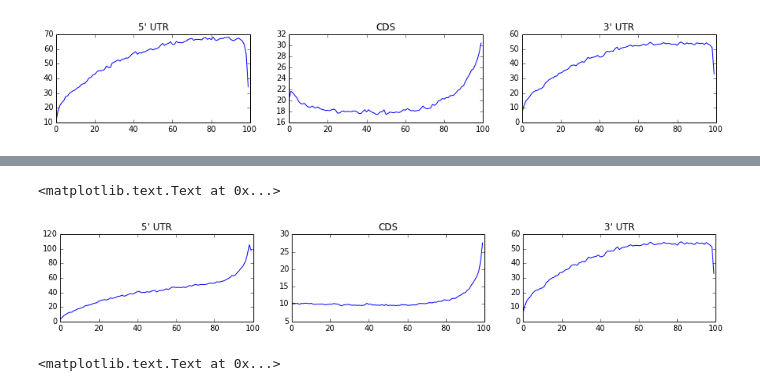
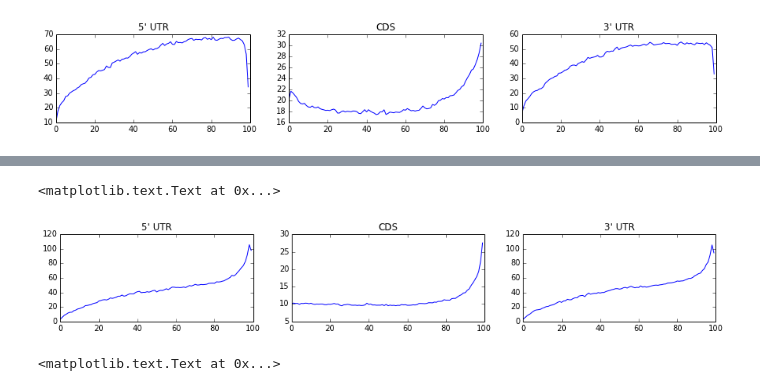
Before and after one commit to gpratt/iPython_Notebook, a Jupyter notebook: UPF1_Read_Distributions.ipynb, the cells around one changed output, grey strips where cells are left out. Drawn from its saved outputs; the diff is of its cells as text; code cells hidden in the pictures.

```diff
--- a/UPF1_Read_Distributions.ipynb
+++ b/UPF1_Read_Distributions.ipynb
@@ -247,0 +474,16 @@ three_prime_utr_density_wt = {gene : get_densities(intervals, WT_pos, WT_neg) fo
+# %%
+combined_denisites = {name : np.concatenate(density) for name, density in three_prime_utr_density_wt.items() if len(density) > 0}
+
+gene_list = set(bound_in_UTR3_frame[bound_in_UTR3_frame['WT_UTR3'] > 0].index)
+targeted_densities = {gene : density for gene, density in combined_denisites.items() if gene in gene_list }
+
+for gene in targeted_densities:
+        targeted_densities[gene][np.isnan(targeted_densities[gene])] = 0
+
+
+targeted_densities = array([abs(density) for density in targeted_densities.values() if np.mean(density) != 0])
+binned_targeted_densities = array([bin_evenly(density, 100) for density in targeted_densities])
+#binned_targeted_densities[binned_targeted_densities > 300] = 300
+figsize(50,50)
+
+x = clusterGram(pd.DataFrame(log2(binned_targeted_densities + .001)), range(100), clusterCols=False)
@@ -247,0 +494,16 @@ three_prime_utr_density_wt = {gene : get_densities(intervals, WT_pos, WT_neg) fo
+# %%
+combined_denisites = {name : np.concatenate(density) for name, density in CDS_density_wt.items() if len(density) > 0}
+
+gene_list = set(bound_in_CDS_frame[bound_in_CDS_frame['WT_CDS'] > 0].index)
+targeted_densities = {gene : density for gene, density in combined_denisites.items() if gene in gene_list }
+
+for gene in targeted_densities:
+        targeted_densities[gene][np.isnan(targeted_densities[gene])] = 0
+
+
+targeted_densities = array([abs(density) for density in targeted_densities.values() if np.mean(density) != 0])
+binned_targeted_densities = array([bin_evenly(density, 100) for density in targeted_densities])
+binned_targeted_densities[binned_targeted_densities > 300] = 300
+figsize(50,50)
+
+x = clusterGram(pd.DataFrame(log2(binned_targeted_densities + .001)), range(100), clusterCols=False)
@@ -254,3 +521,0 @@ five_prime_combined = {name : np.concatenate(array(densitites)) for name, densit
-# %%
-for gene in five_prime_combined:
-        five_prime_combined[gene][np.isnan(five_prime_combined[gene])] = 0
@@ -302,35 +670,35 @@ plot(deaa_five_prime_mean)
 #fill_between(arange(len(deaa_five_prime_mean)),
 #                        deaa_five_prime_mean+deaa_five_prime_var,
 #                        deaa_five_prime_mean-deaa_five_prime_var,
 #                        facecolor='blue', alpha=0.5)
 
 xlim(0,100)
 #ylim(-30000,30000)
 title("5' UTR")
 subplot(1,3,2)
 plot(deaa_cds_mean)
 
 #fill_between(arange(len(deaa_cds_mean)),
 #                        deaa_cds_mean+deaa_cds_var,
 #                        deaa_cds_mean-deaa_cds_var,
 #                        facecolor='blue', alpha=0.5)
 
 xlim(0,100)
 #ylim(-30000,30000)
 title("CDS")
 subplot(1,3,3)
-plot(wt_three_prime_mean)
+plot(deaa_three_prime_mean)
 #fill_between(arange(len(deaa_three_prime_mean)),
 #                        deaa_three_prime_mean+deaa_three_prime_var,
 #                        deaa_three_prime_mean-deaa_three_prime_var,
 #                        facecolor='blue', alpha=0.5)
 
 xlim(0,100)
 #ylim(-30000,30000)
 title("3' UTR")
 # %% [output]
 <matplotlib.text.Text at 0x...>
-[figure, old version]
+[figure, new version]
 # %%
 five_prime_utr_density_k498a = {gene : get_densities(intervals, K498A_pos, K498A_neg) for gene, intervals in actual_distributions['five_prime_utrs'].items()}
 CDS_density_k498a = {gene : get_densities(intervals, K498A_pos, K498A_neg) for gene, intervals in actual_distributions['cds'].items()}
```
Also changed, not shown: parts of 19 cells of this notebook, 11 other files.
